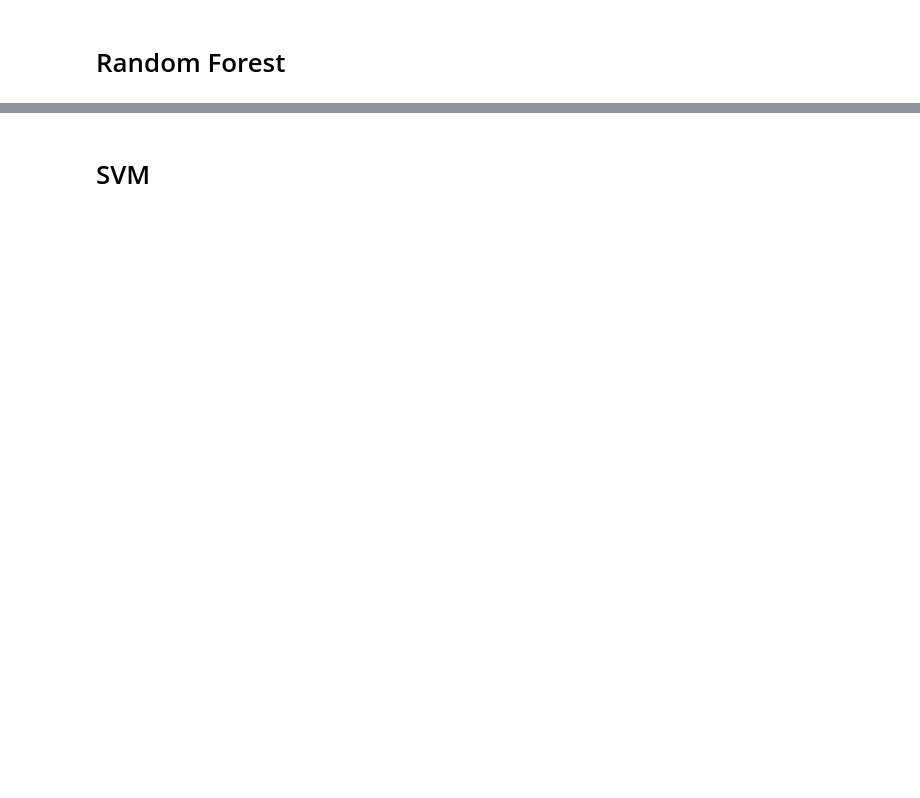
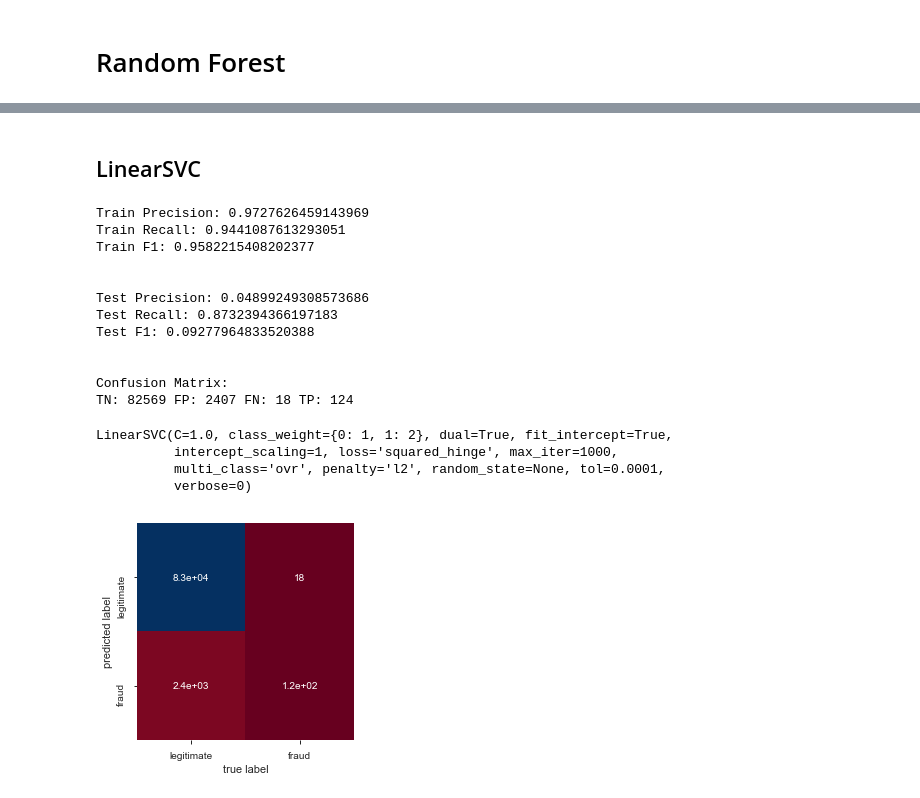
Before and after one commit to AdamBlomfield/mod_5_project, a Jupyter notebook: notebooks/over_under_mix.ipynb, the cells around one changed output, grey strips where cells are left out. Saved outputs shown, nothing was run; the diff lists cells and outputs as text; code cells hidden in the pictures; blank space fills up the shorter version.

```diff
--- a/notebooks/over_under_mix.ipynb
+++ b/notebooks/over_under_mix.ipynb
@@ -315,2 +240,22 @@ TN: 84479 FP: 497 FN: 25 TP: 117
 # %% [markdown]
-# SVM
+## LinearSVC
+# %%
+make_model(X_mix, y_mix, X_test, y_test, LinearSVC(class_weight={0: 1, 1: 2}))
+# %% [output]
+Train Precision: 0.9727626459143969
+Train Recall: 0.9441087613293051
+Train F1: 0.9582215408202377
+
+
+Test Precision: 0.04899249308573686
+Test Recall: 0.8732394366197183
+Test F1: 0.09277964833520388
+
+
+Confusion Matrix:
+TN: 82569 FP: 2407 FN: 18 TP: 124
+LinearSVC(C=1.0, class_weight={0: 1, 1: 2}, dual=True, fit_intercept=True,
+          intercept_scaling=1, loss='squared_hinge', max_iter=1000,
+          multi_class='ovr', penalty='l2', random_state=None, tol=0.0001,
+          verbose=0)
+[figure, added]
```
Also changed, not shown: parts of 14 cells of this notebook, 2 other files.
